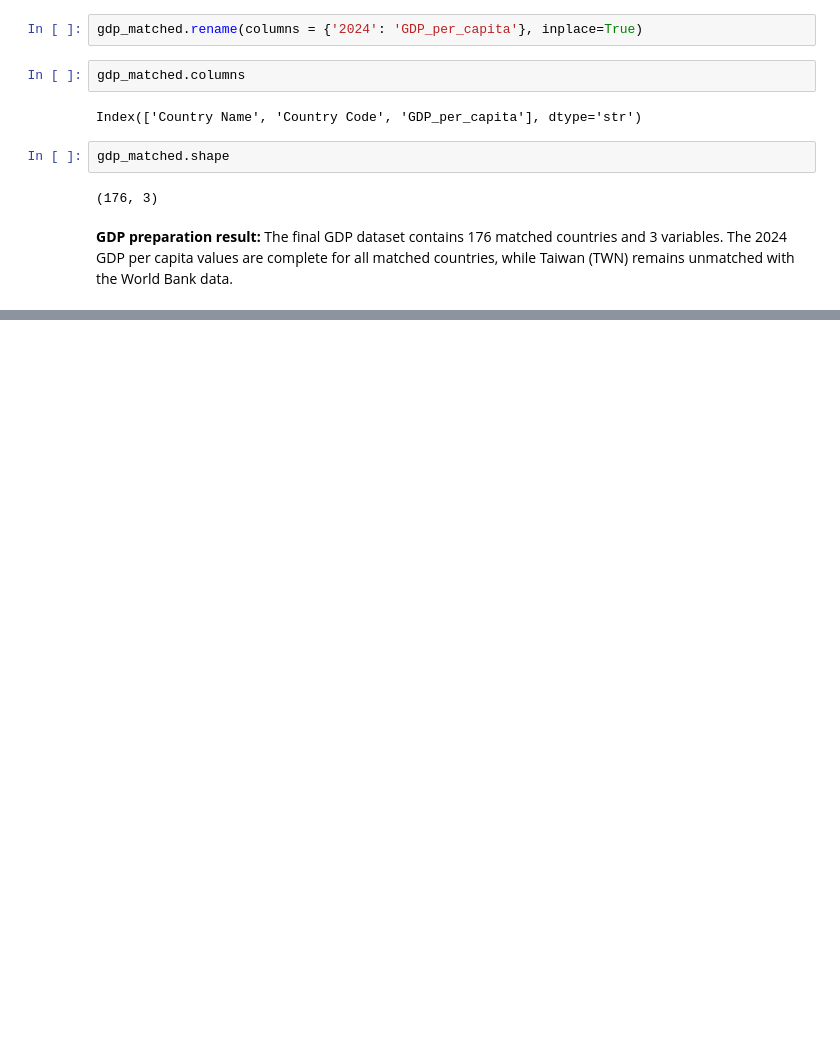
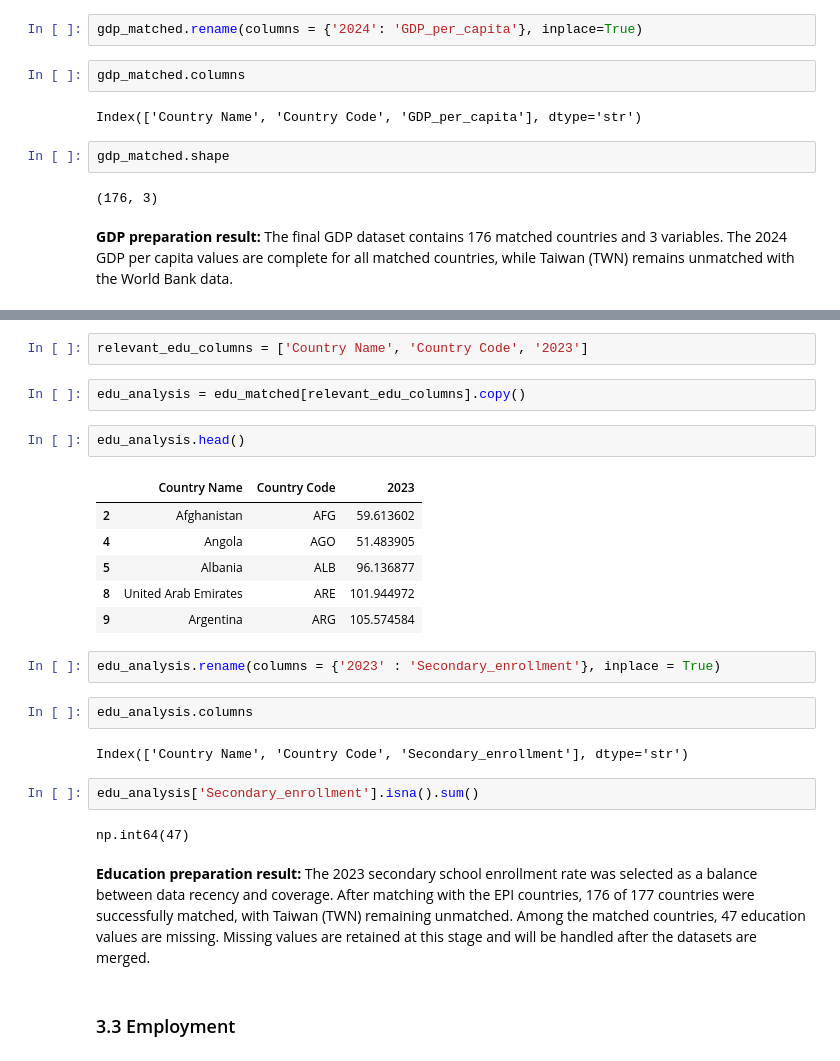
Before and after one commit to Adapala4/environmental-performance-analysis, a Jupyter notebook: environmental_analysis.ipynb, the cells around one changed output, grey strips where cells are left out. Cells and saved outputs as stored; diff of their text form; blank space fills up the shorter version.

```diff
--- a/environmental_analysis.ipynb
+++ b/environmental_analysis.ipynb
@@ -207,0 +279,27 @@ gdp_matched.shape
+# %%
+relevant_edu_columns = ['Country Name', 'Country Code', '2023']
+# %%
+edu_analysis = edu_matched[relevant_edu_columns].copy()
+# %%
+edu_analysis.head()
+# %% [output]
+|  | Country Name | Country Code | 2023 |
+| 2 | Afghanistan | AFG | 59.613602 |
+| 4 | Angola | AGO | 51.483905 |
+| 5 | Albania | ALB | 96.136877 |
+| 8 | United Arab Emirates | ARE | 101.944972 |
+| 9 | Argentina | ARG | 105.574584 |
+# %%
+edu_analysis.rename(columns = {'2023' : 'Secondary_enrollment'}, inplace = True)
+# %%
+edu_analysis.columns
+# %% [output]
+Index(['Country Name', 'Country Code', 'Secondary_enrollment'], dtype='str')
+# %%
+edu_analysis['Secondary_enrollment'].isna().sum()
+# %% [output]
+np.int64(47)
+# %% [markdown]
+**Education preparation result:** The 2023 secondary school enrollment rate was selected as a balance between data recency and coverage. After matching with the EPI countries, 176 of 177 countries were successfully matched, with Taiwan (TWN) remaining unmatched. Among the matched countries, 47 education values are missing. Missing values are retained at this stage and will be handled after the datasets are merged.
+# %% [markdown]
+### 3.3 Employment
```
Also changed, not shown: parts of 11 cells of this notebook.
